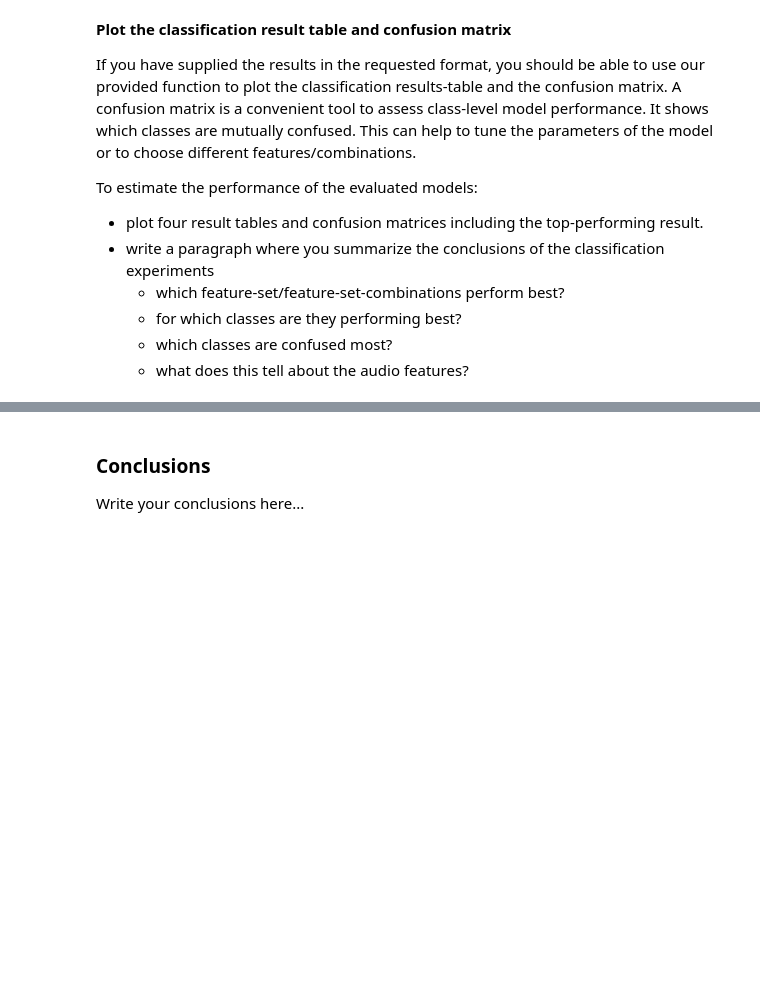
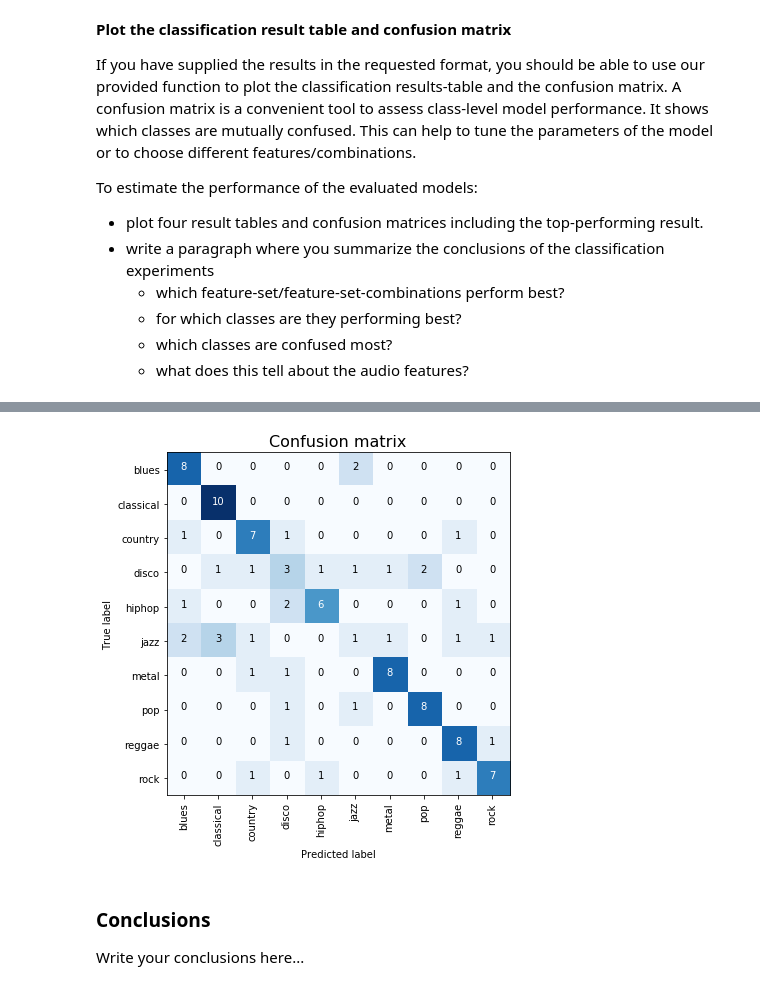
Before and after one commit to MGabr/air_assign2_musicir, a Jupyter notebook: air_assign2_mir.ipynb, the cells around one changed output, grey strips where cells are left out. Drawn from its saved outputs; the diff is of its cells as text; code cells hidden in the pictures; blank space fills up the shorter version.

```diff
--- a/air_assign2_mir.ipynb
+++ b/air_assign2_mir.ipynb
@@ -292,5 +380,7 @@ show_classification_results(classification_results)
 # %%
-plot_confusion_matrix(classification_results["ssd"], l_encoder)
+plot_confusion_matrix(classification_results["ssd"], label_encoder)
+# %% [output]
+[figure, added]
 # %% [markdown]
 ### Conclusions
 
```
Also changed, not shown: parts of 7 cells of this notebook, 1 other file.
